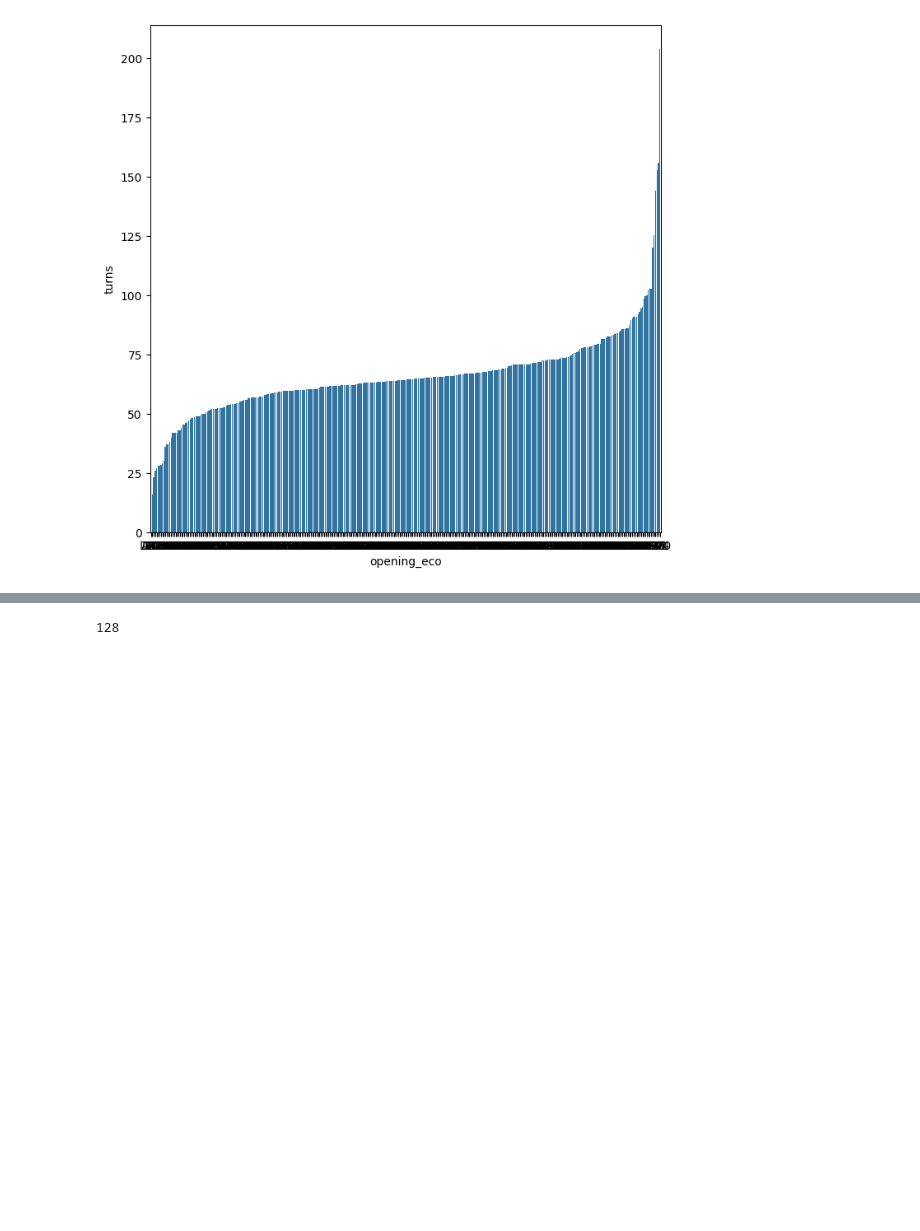
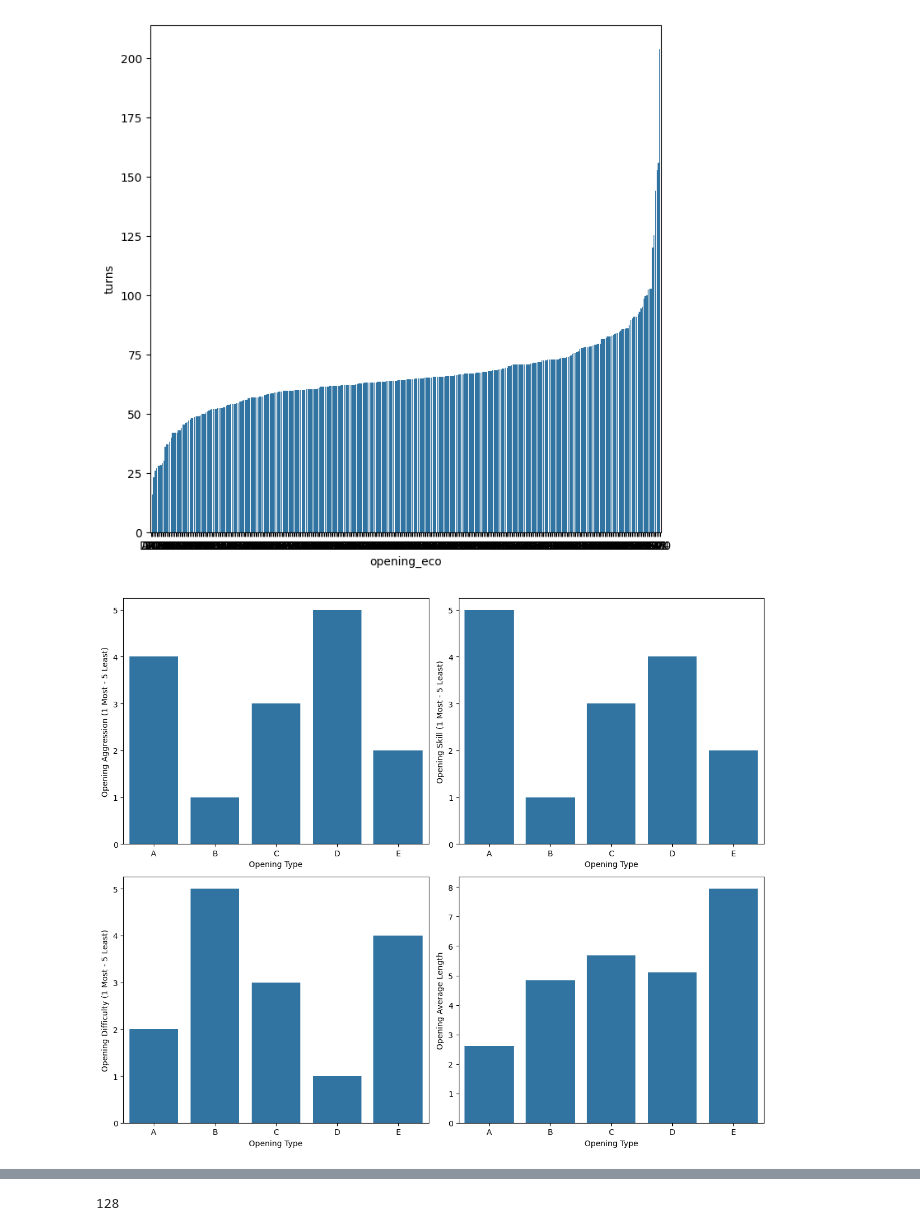
Before and after one commit to T-hawk/chess-ds-final, a Jupyter notebook: kahlil-notebook.ipynb, the cells around one changed output, grey strips where cells are left out. Drawn from its saved outputs; the diff is of its cells as text; code cells hidden in the pictures; blank space fills up the shorter version.

```diff
--- a/kahlil-notebook.ipynb
+++ b/kahlil-notebook.ipynb
@@ -377,3 +381,23 @@ sns.barplot(data=length_opening, x='opening_eco', y='turns')
 # %% [output]
 <Axes: xlabel='opening_eco', ylabel='turns'>
 [figure]
+# %%
+fig, axes = plt.subplots(2, 2, figsize=(12, 10))
+
+sns.barplot(data=chess_data.groupby(chess_data['opening_eco'].str[0])['opening_aggro'].mean(),ax=axes[0,0])
+axes[0,0].set_xlabel('Opening Type')
+axes[0,0].set_ylabel('Opening Aggression (1 Most - 5 Least)')
+sns.barplot(data=chess_data.groupby(chess_data['opening_eco'].str[0])['opening_skill'].mean(),ax=axes[0,1])
+axes[0,1].set_xlabel('Opening Type')
+axes[0,1].set_ylabel('Opening Skill (1 Most - 5 Least)')
+sns.barplot(data=chess_data.groupby(chess_data['opening_eco'].str[0])['opening_diff'].mean(),ax=axes[1,0])
+axes[1,0].set_xlabel('Opening Type')
+axes[1,0].set_ylabel('Opening Difficulty (1 Most - 5 Least)')
+sns.barplot(data=chess_data.groupby(chess_data['opening_eco'].str[0])['opening_ply'].mean(),ax=axes[1,1])
+axes[1,1].set_xlabel('Opening Type')
+axes[1,1].set_ylabel('Opening Average Length')
+
+plt.tight_layout()
+plt.show()
+# %% [output]
+[figure, added]
```
Also changed, not shown: parts of 18 cells of this notebook, 1 other file.
